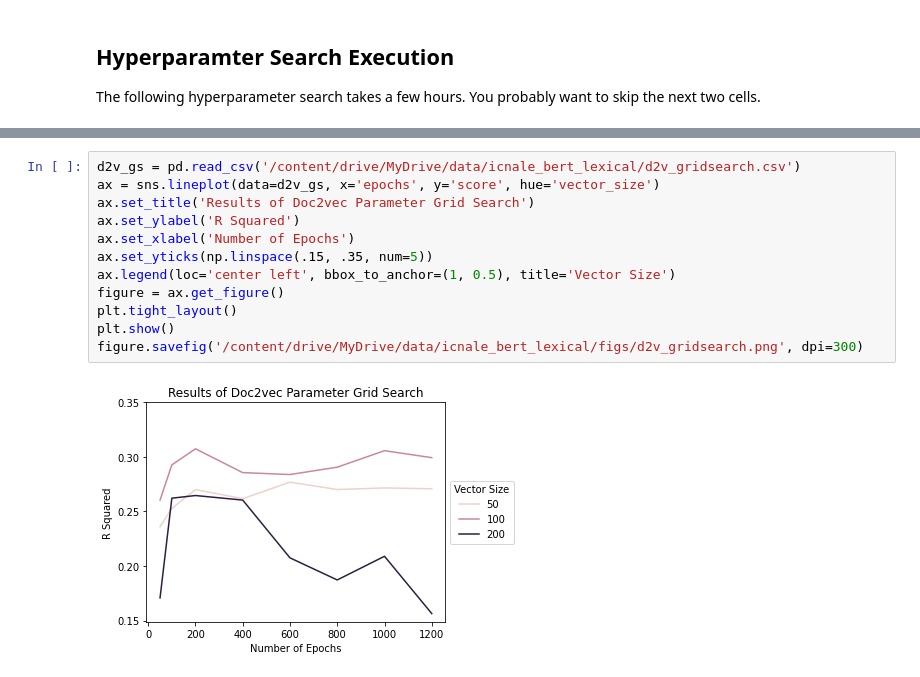
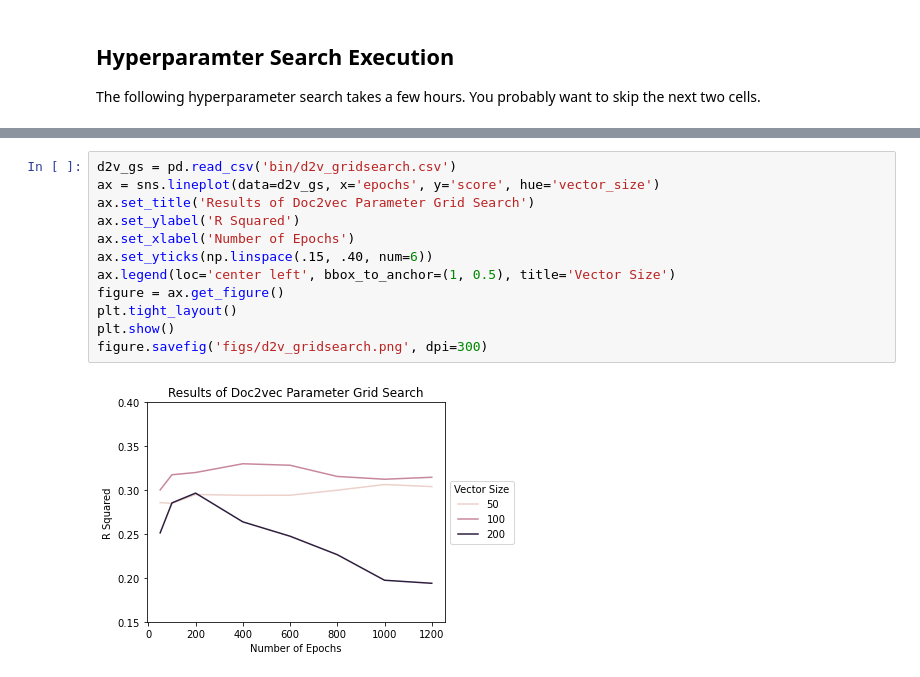
Before and after one commit to langdonholmes/lexical_analysis, a Jupyter notebook: ICNALE_lexical_finetune_bert.ipynb, the cells around one changed output, grey strips where cells are left out. Cells and saved outputs as stored; diff of their text form.

```diff
--- a/ICNALE_lexical_finetune_bert.ipynb
+++ b/ICNALE_lexical_finetune_bert.ipynb
@@ -323,14 +422,14 @@ figure.savefig('/content/drive/MyDrive/data/icnale_bert_lexical/figs/bert_gridse
 # %%
-d2v_gs = pd.read_csv('/content/drive/MyDrive/data/icnale_bert_lexical/d2v_gridsearch.csv')
+d2v_gs = pd.read_csv('bin/d2v_gridsearch.csv')
 ax = sns.lineplot(data=d2v_gs, x='epochs', y='score', hue='vector_size')
 ax.set_title('Results of Doc2vec Parameter Grid Search')
 ax.set_ylabel('R Squared')
 ax.set_xlabel('Number of Epochs')
-ax.set_yticks(np.linspace(.15, .35, num=5))
+ax.set_yticks(np.linspace(.15, .40, num=6))
 ax.legend(loc='center left', bbox_to_anchor=(1, 0.5), title='Vector Size')
 figure = ax.get_figure()
 plt.tight_layout()
 plt.show()
-figure.savefig('/content/drive/MyDrive/data/icnale_bert_lexical/figs/d2v_gridsearch.png', dpi=300)
+figure.savefig('figs/d2v_gridsearch.png', dpi=300)
 # %% [output]
-[figure, old version]
+[figure, new version]
```
Also changed, not shown: parts of 18 cells of this notebook, 3 other files.
